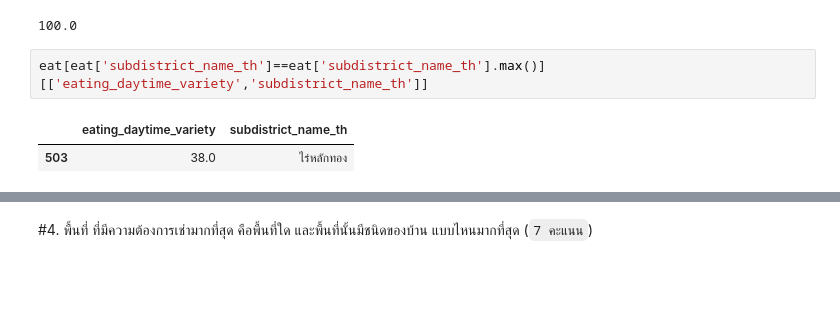
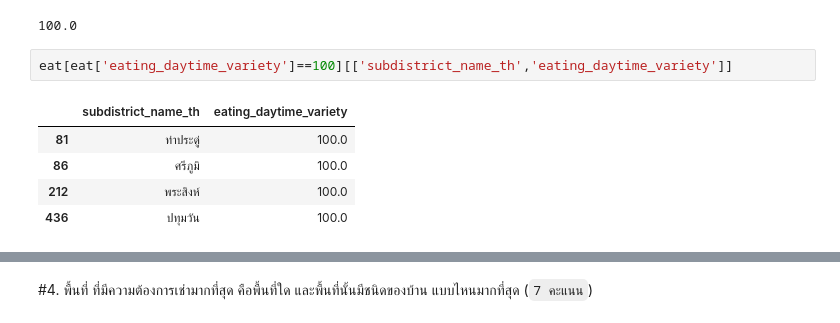
Before and after one commit to Praewphat/BasicProg_DataViz65, a Jupyter notebook: midterm65.ipynb, the cells around one changed output, grey strips where cells are left out. Saved outputs shown, nothing was run; the diff lists cells and outputs as text; blank space fills up the shorter version.

```diff
--- a/midterm65.ipynb
+++ b/midterm65.ipynb
@@ -287,7 +282,10 @@ eat['eating_daytime_variety'].max()
 # %% [output]
 100.0
 # %%
-eat[eat['subdistrict_name_th']==eat['subdistrict_name_th'].max()][['eating_daytime_variety','subdistrict_name_th']]
+eat[eat['eating_daytime_variety']==100][['subdistrict_name_th','eating_daytime_variety']]
 # %% [output]
-|  | eating_daytime_variety | subdistrict_name_th |
-| 503 | 38.0 | ไร่หลักทอง |
+|  | subdistrict_name_th | eating_daytime_variety |
+| 81 | ท่าประดู่ | 100.0 |
+| 86 | ศรีภูมิ | 100.0 |
+| 212 | พระสิงห์ | 100.0 |
+| 436 | ปทุมวัน | 100.0 |
```
Also changed, not shown: parts of 44 cells of this notebook.
